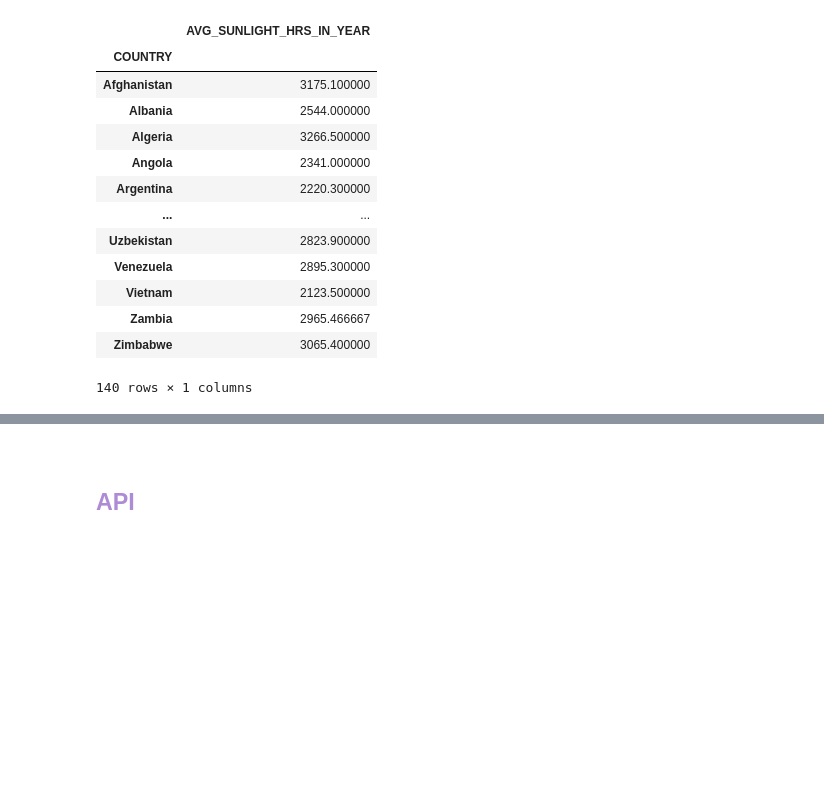
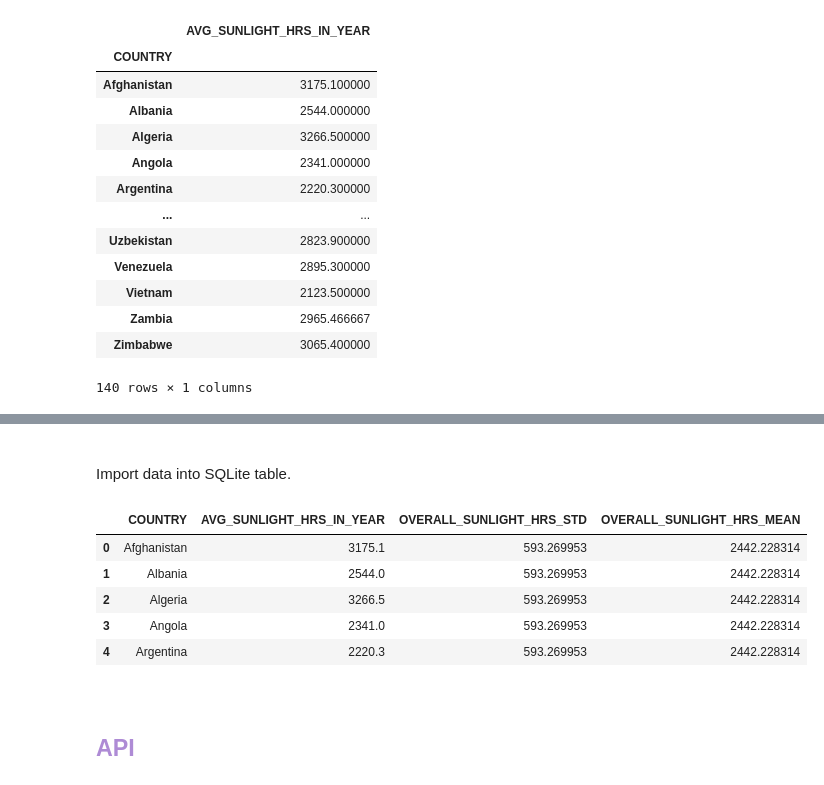
Before and after one commit to Hakuna-Patata/BU_MSDS_PTW, a Jupyter notebook: DSC 540 - Data Preparation/Project.ipynb, the cells around one changed output, grey strips where cells are left out. Drawn from its saved outputs; the diff is of its cells as text; code cells hidden in the pictures; blank space fills up the shorter version.

```diff
--- a/DSC 540 - Data Preparation/Project.ipynb
+++ b/DSC 540 - Data Preparation/Project.ipynb
@@ -28,19 +28,8 @@ For this project, I'll be obtaining, joining, and visualizing data by country/ye
 
 <span style="font-size:18px"><b>Import Libraries</b>:
 # %%
-from collections import deque
-from http.client import responses
-import requests
-from bs4 import BeautifulSoup as BS
-import kaggle
-import matplotlib.pyplot as plt
-import seaborn as sns
-import matplotlib as mpl
-import numpy as np
-import pandas as pd
+import os
 import keyring
-import os
-from fuzzywuzzy import fuzz, process
 
 # manually set environment variables for kaggle api to download straight from Python to current directory
 os.environ["KAGGLE_USERNAME"] = "hakunapatata"
@@ -48,6 +37,18 @@ os.environ["KAGGLE_KEY"] = keyring.get_password(
     service_name="kaggle_api", username=os.environ["KAGGLE_USERNAME"]
 )
 
+from collections import deque
+from http.client import responses
+import requests
+from bs4 import BeautifulSoup as BS
+import matplotlib.pyplot as plt
+import seaborn as sns
+import matplotlib as mpl
+import numpy as np
+import pandas as pd
+from fuzzywuzzy import fuzz, process
+# import kaggle
+import sqlite3
 
 # matplotlib default settings
 plt.style.use("dark_background")
@@ -59,3 +60,6 @@ mpl.rcParams.update({"figure.autolayout": True})
 mpl.rcParams.update(
     {"axes.grid": True, "grid.color": "#424242", "grid.linestyle": "--"}
 )
+
+#global variables
+db_path='HakunaPatata.db'
@@ -336,3 +463,23 @@ solar_time_df
+# %% [markdown]
+<br>
+
+Import data into SQLite table.
+# %%
+df_to_sqlite(df=solar_time_df, db_path=db_path, table_name='COUNTRY_SUN_HRS', index=True)
+
+sql_txt = r'''
+SELECT CSH.*
+FROM COUNTRY_SUN_HRS CSH
+LIMIT 5
+'''
+sql_to_df(db_path=db_path, sql_txt=sql_txt)
+# %% [output]
+|  | COUNTRY | AVG_SUNLIGHT_HRS_IN_YEAR | OVERALL_SUNLIGHT_HRS_STD | OVERALL_SUNLIGHT_HRS_MEAN |
+| 0 | Afghanistan | 3175.1 | 593.269953 | 2442.228314 |
+| 1 | Albania | 2544.0 | 593.269953 | 2442.228314 |
+| 2 | Algeria | 3266.5 | 593.269953 | 2442.228314 |
+| 3 | Angola | 2341.0 | 593.269953 | 2442.228314 |
+| 4 | Argentina | 2220.3 | 593.269953 | 2442.228314 |
 # %% [markdown]
 <br>
 
```
Also changed, not shown: parts of 28 cells of this notebook, 1 other file.
